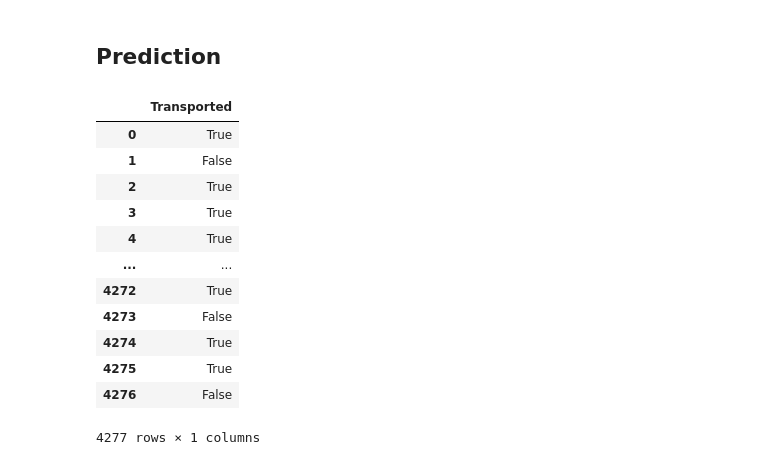
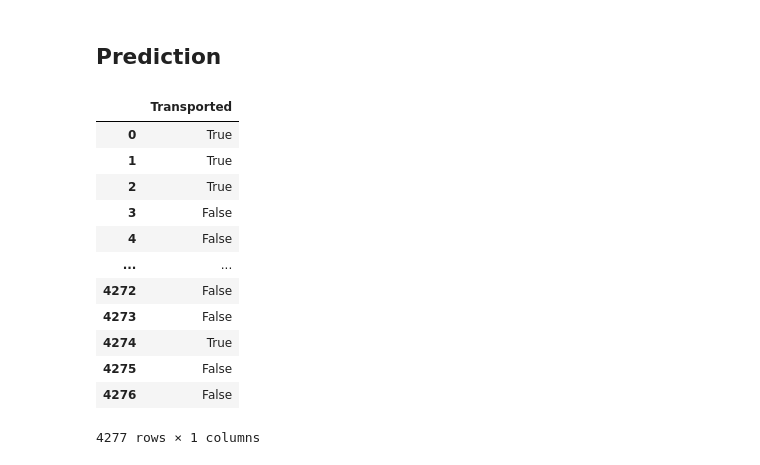
Before and after one commit to hesyandi/Portofolio, a Jupyter notebook: 2_Spaceship_Titanic/spaceship_Titanic.ipynb, the cells around one changed output. Saved outputs shown, nothing was run; the diff lists cells and outputs as text; code cells hidden in the pictures.

```diff
--- a/2_Spaceship_Titanic/spaceship_Titanic.ipynb
+++ b/2_Spaceship_Titanic/spaceship_Titanic.ipynb
@@ -555,0 +580,20 @@ AttributeError: 'NoneType' object has no attribute 'rename'
+# %%
+for x in all_join['RoomService']:
+    if x != 0:
+        all_join['RoomService'] = all_join['RoomService'].replace(x, 1)
+
+for x in all_join['FoodCourt']:
+    if x != 0:
+        all_join['FoodCourt'] = all_join['FoodCourt'].replace(x, 1)
+
+for x in all_join['ShoppingMall']:
+    if x != 0:
+        all_join['ShoppingMall'] = all_join['ShoppingMall'].replace(x, 1)
+
+for x in all_join['Spa']:
+    if x != 0:
+        all_join['Spa'] = all_join['Spa'].replace(x, 1)
+
+for x in all_join['VRDeck']:
+    if x != 0:
+        all_join['VRDeck'] = all_join['VRDeck'].replace(x, 1)
@@ -570,12 +635,24 @@ all_join.head()
+# %%
+mms = MinMaxScaler()
+
+mms.fit(all_join)
+all_join = mms.transform(all_join)
+# %%
+allnew = pd.DataFrame(all_join)
+
+allnew.rename(columns={0:'Age', 1:'VIP', 2:'RoomService', 3:'FoodCourt', 4:'ShoppingMall', 5:'Spa', \
+    6:'VRDeck', 7:'Num', 8:'CryoSleep_True', 9:'HomePlanet_Europa', 10:'HomePlanet_Mars', 11:'HomePlanet_None', \
+    12:'Deck_B', 13:'Deck_C', 14:'Deck_D', 15:'Deck_E', 16:'Deck_F', 17:'Deck_G', 18:'Deck_None', 19:'Deck_T', 20:'Side_S',\
+    21:'Destination_None', 22:'Destination_PSO J318.5-22', 23:'Destination_TRAPPIST-1e', 24:'Transported'}, inplace=True)
 # %% [markdown]
 ### Separate Train and Test Data
 # %%
-Train = all_join[:ntrain]
-Test = all_join[ntrain:]
+Train = allnew[:ntrain]
+Test = allnew[ntrain:]
 
-X_train = Train.drop('Transported_True', axis=1)
-y_train = Train['Transported_True']
-X_test = Test.drop('Transported_True', axis=1)
+X_train = Train.drop('Transported', axis=1)
+y_train = Train['Transported']
+X_test = Test.drop('Transported', axis=1)
 
 X_train.shape, X_test.shape, y_train.shape
 # %% [output]
@@ -653,21 +728,21 @@ RandomForestClassifier()
 # %% [markdown]
 ## Prediction
 # %%
-pred = dt.predict(X_test)
+pred = kn.predict(X_test)
 dfPred = pd.DataFrame(pred).rename(columns={0:'Transported'}).replace({'Transported':{1:True, 0:False}})
 dfPred
 # %% [output]
 |  | Transported |
 | 0 | True |
-| 1 | False |
+| 1 | True |
 | 2 | True |
-| 3 | True |
-| 4 | True |
+| 3 | False |
+| 4 | False |
 | ... | ... |
-| 4272 | True |
+| 4272 | False |
 | 4273 | False |
 | 4274 | True |
-| 4275 | True |
+| 4275 | False |
 | 4276 | False |
 4277 rows × 1 columns
 # %%
```
Also changed, not shown: parts of 14 cells of this notebook, 2 other files.
